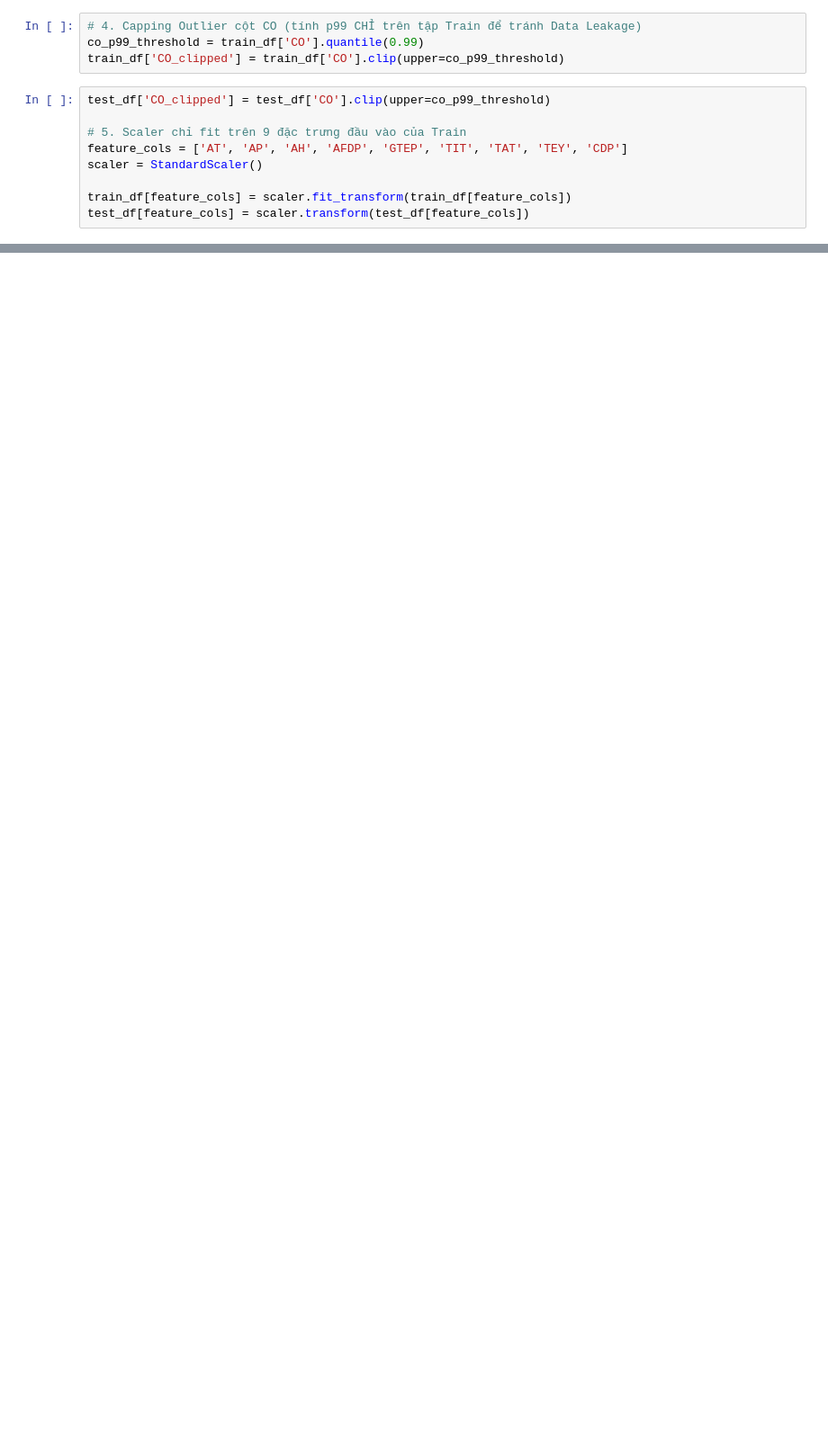
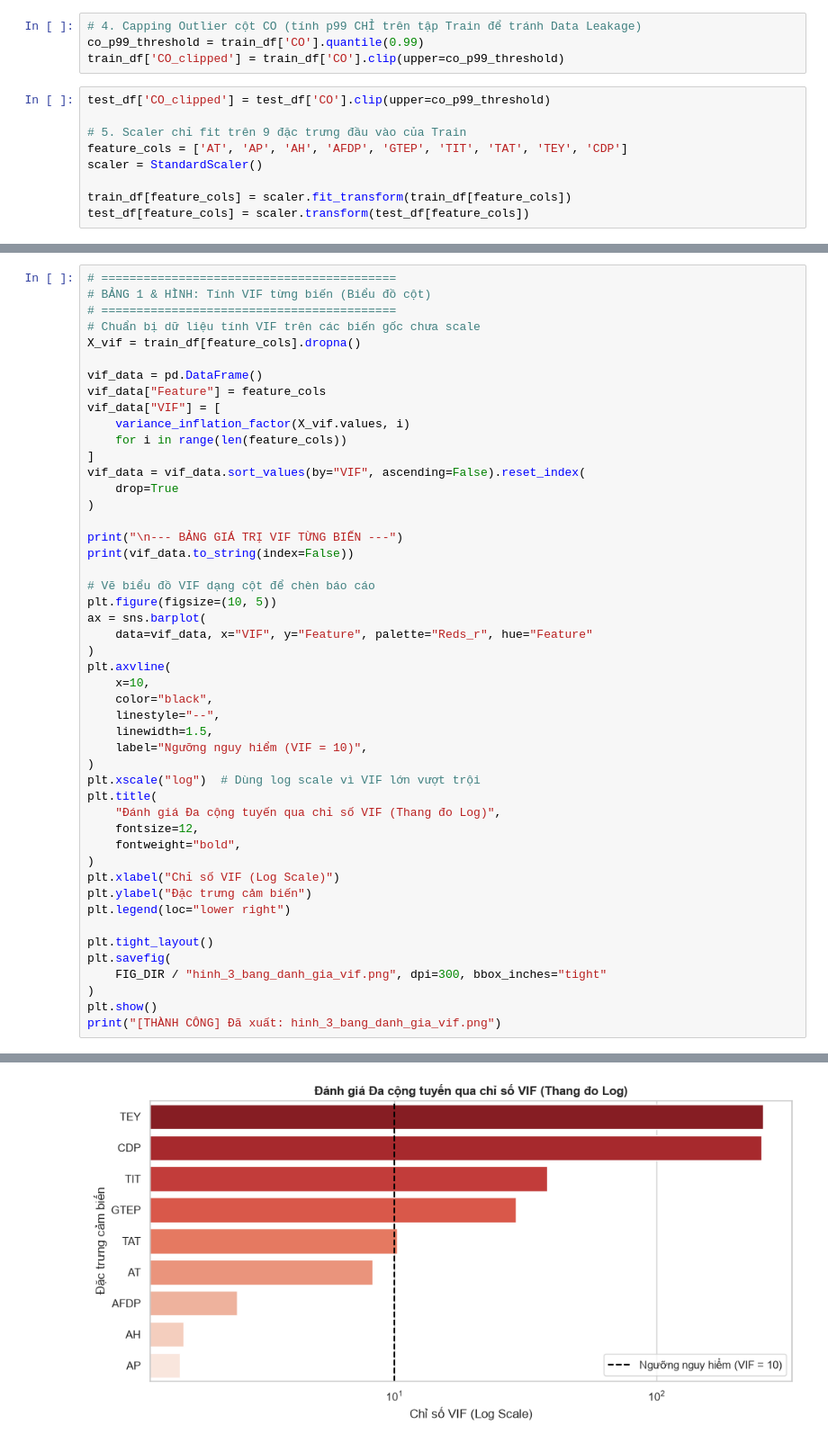
Before and after one commit to hoangsank/BTL---Machine-Learning---co3117-, a Jupyter notebook: notebooks/01_eda.ipynb, the cells around one changed output, grey strips where cells are left out. Shown at 90% size. Drawn from its saved outputs; the diff is of its cells as text; blank space fills up the shorter version.

```diff
--- a/notebooks/01_eda.ipynb
+++ b/notebooks/01_eda.ipynb
@@ -50,0 +145,49 @@ print(f"[THÀNH CÔNG] Đã đóng gói scaler.joblib tại {MODELS_DIR}")
+# %%
+# ==========================================
+# BẢNG 1 & HÌNH: Tính VIF từng biến (Biểu đồ cột)
+# ==========================================
+# Chuẩn bị dữ liệu tính VIF trên các biến gốc chưa scale
+X_vif = train_df[feature_cols].dropna()
+
+vif_data = pd.DataFrame()
+vif_data["Feature"] = feature_cols
+vif_data["VIF"] = [
+    variance_inflation_factor(X_vif.values, i)
+    for i in range(len(feature_cols))
+]
+vif_data = vif_data.sort_values(by="VIF", ascending=False).reset_index(
+    drop=True
+)
+
+print("\n--- BẢNG GIÁ TRỊ VIF TỪNG BIẾN ---")
+print(vif_data.to_string(index=False))
+
+# Vẽ biểu đồ VIF dạng cột để chèn báo cáo
+plt.figure(figsize=(10, 5))
+ax = sns.barplot(
+    data=vif_data, x="VIF", y="Feature", palette="Reds_r", hue="Feature"
+)
+plt.axvline(
+    x=10,
+    color="black",
+    linestyle="--",
+    linewidth=1.5,
+    label="Ngưỡng nguy hiểm (VIF = 10)",
+)
+plt.xscale("log")  # Dùng log scale vì VIF lớn vượt trội
+plt.title(
+    "Đánh giá Đa cộng tuyến qua chỉ số VIF (Thang đo Log)",
+    fontsize=12,
+    fontweight="bold",
+)
+plt.xlabel("Chỉ số VIF (Log Scale)")
+plt.ylabel("Đặc trưng cảm biến")
+plt.legend(loc="lower right")
+
+plt.tight_layout()
+plt.savefig(
+    FIG_DIR / "hinh_3_bang_danh_gia_vif.png", dpi=300, bbox_inches="tight"
+)
+plt.show()
+print("[THÀNH CÔNG] Đã xuất: hinh_3_bang_danh_gia_vif.png")
+# %% [output]
@@ -50,0 +205 @@ print(f"[THÀNH CÔNG] Đã đóng gói scaler.joblib tại {MODELS_DIR}")
+[figure, added]
```
Also changed, not shown: parts of 7 cells of this notebook.
